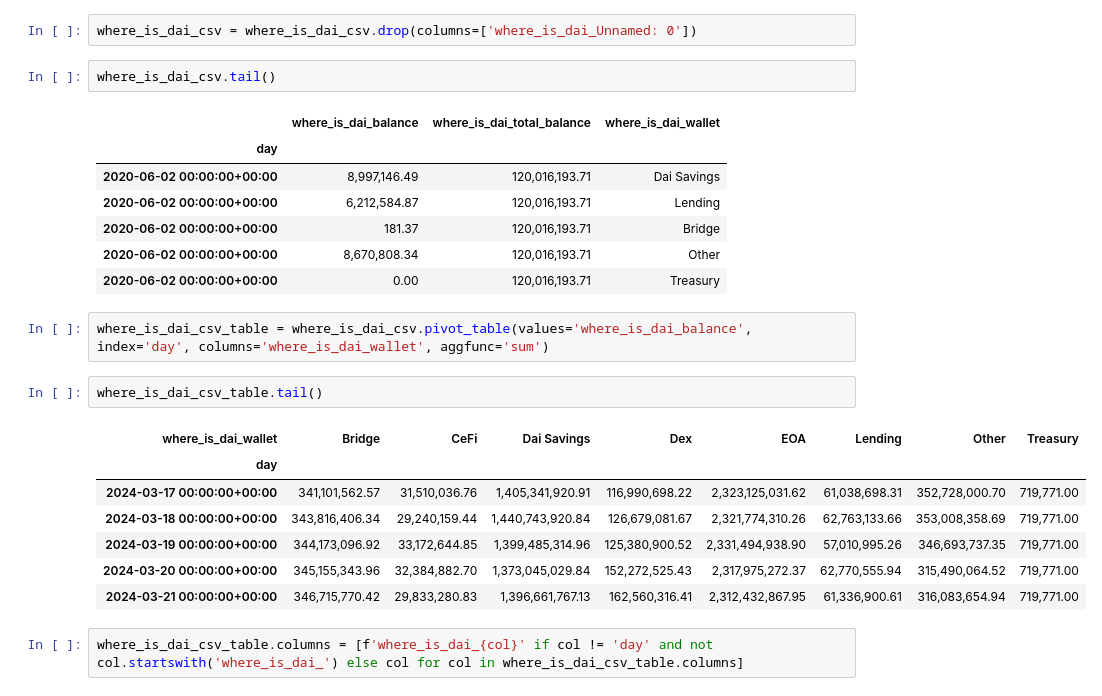
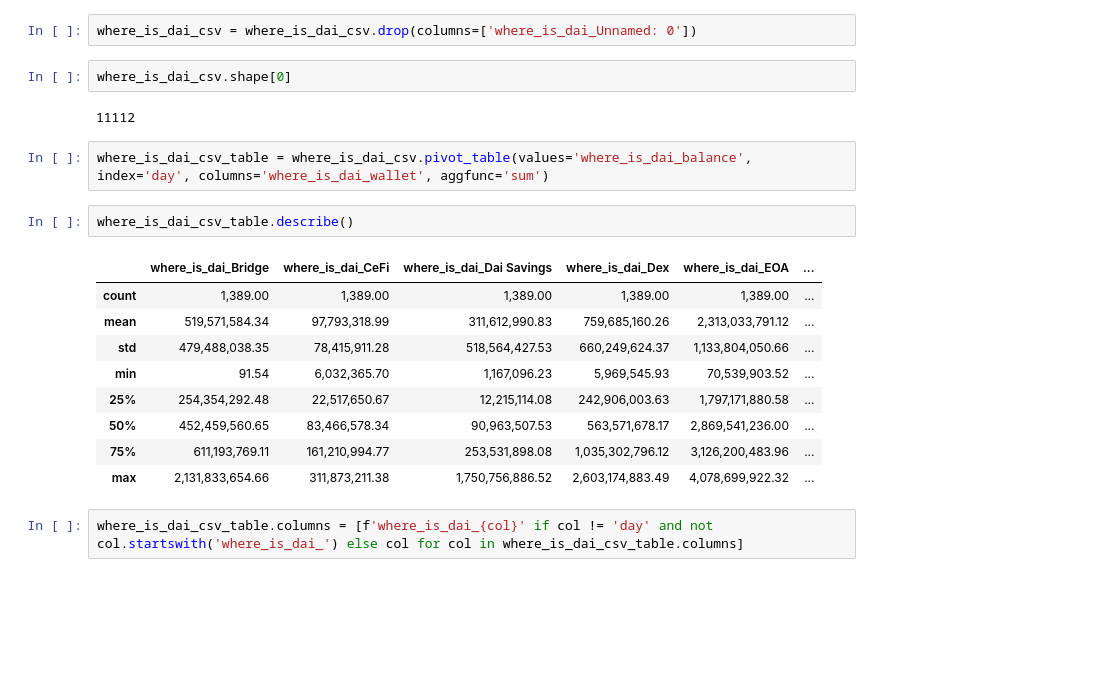
Before and after one commit to BrandynHamilton/mkrdao_port_mgmt, a Jupyter notebook: notebooks/exploratory.ipynb, the cells around one changed output. Saved outputs shown, nothing was run; the diff lists cells and outputs as text; blank space fills up the shorter version.

```diff
--- a/notebooks/exploratory.ipynb
+++ b/notebooks/exploratory.ipynb
@@ -555,27 +509,23 @@ where_is_dai_csv.columns = [f'where_is_dai_{col}' if col != 'day' and not col.st
 # %%
 where_is_dai_csv = where_is_dai_csv.drop(columns=['where_is_dai_Unnamed: 0'])
 # %%
-where_is_dai_csv.tail()
+where_is_dai_csv.shape[0]
 # %% [output]
-|  | where_is_dai_balance | where_is_dai_total_balance | where_is_dai_wallet |
-| day |  |  |  |
-| 2020-06-02 00:00:00+00:00 | 8,997,146.49 | 120,016,193.71 | Dai Savings |
-| 2020-06-02 00:00:00+00:00 | 6,212,584.87 | 120,016,193.71 | Lending |
-| 2020-06-02 00:00:00+00:00 | 181.37 | 120,016,193.71 | Bridge |
-| 2020-06-02 00:00:00+00:00 | 8,670,808.34 | 120,016,193.71 | Other |
-| 2020-06-02 00:00:00+00:00 | 0.00 | 120,016,193.71 | Treasury |
+11112
 # %%
 where_is_dai_csv_table = where_is_dai_csv.pivot_table(values='where_is_dai_balance', index='day', columns='where_is_dai_wallet', aggfunc='sum')
 # %%
-where_is_dai_csv_table.tail()
+where_is_dai_csv_table.describe()
 # %% [output]
-| where_is_dai_wallet | Bridge | CeFi | Dai Savings | Dex | EOA | Lending | Other | Treasury |
-| day |  |  |  |  |  |  |  |  |
-| 2024-03-17 00:00:00+00:00 | 341,101,562.57 | 31,510,036.76 | 1,405,341,920.91 | 116,990,698.22 | 2,323,125,031.62 | 61,038,698.31 | 352,728,000.70 | 719,771.00 |
-| 2024-03-18 00:00:00+00:00 | 343,816,406.34 | 29,240,159.44 | 1,440,743,920.84 | 126,679,081.67 | 2,321,774,310.26 | 62,763,133.66 | 353,008,358.69 | 719,771.00 |
-| 2024-03-19 00:00:00+00:00 | 344,173,096.92 | 33,172,644.85 | 1,399,485,314.96 | 125,380,900.52 | 2,331,494,938.90 | 57,010,995.26 | 346,693,737.35 | 719,771.00 |
-| 2024-03-20 00:00:00+00:00 | 345,155,343.96 | 32,384,882.70 | 1,373,045,029.84 | 152,272,525.43 | 2,317,975,272.37 | 62,770,555.94 | 315,490,064.52 | 719,771.00 |
-| 2024-03-21 00:00:00+00:00 | 346,715,770.42 | 29,833,280.83 | 1,396,661,767.13 | 162,560,316.41 | 2,312,432,867.95 | 61,336,900.61 | 316,083,654.94 | 719,771.00 |
+|  | where_is_dai_Bridge | where_is_dai_CeFi | where_is_dai_Dai Savings | where_is_dai_Dex | where_is_dai_EOA | ... |
+| count | 1,389.00 | 1,389.00 | 1,389.00 | 1,389.00 | 1,389.00 | ... |
+| mean | 519,571,584.34 | 97,793,318.99 | 311,612,990.83 | 759,685,160.26 | 2,313,033,791.12 | ... |
+| std | 479,488,038.35 | 78,415,911.28 | 518,564,427.53 | 660,249,624.37 | 1,133,804,050.66 | ... |
+| min | 91.54 | 6,032,365.70 | 1,167,096.23 | 5,969,545.93 | 70,539,903.52 | ... |
+| 25% | 254,354,292.48 | 22,517,650.67 | 12,215,114.08 | 242,906,003.63 | 1,797,171,880.58 | ... |
+| 50% | 452,459,560.65 | 83,466,578.34 | 90,963,507.53 | 563,571,678.17 | 2,869,541,236.00 | ... |
+| 75% | 611,193,769.11 | 161,210,994.77 | 253,531,898.08 | 1,035,302,796.12 | 3,126,200,483.96 | ... |
+| max | 2,131,833,654.66 | 311,873,211.38 | 1,750,756,886.52 | 2,603,174,883.49 | 4,078,699,922.32 | ... |
 # %%
 where_is_dai_csv_table.columns = [f'where_is_dai_{col}' if col != 'day' and not col.startswith('where_is_dai_') else col for col in where_is_dai_csv_table.columns]
 # %%
```
Also changed, not shown: parts of 26 cells of this notebook.
